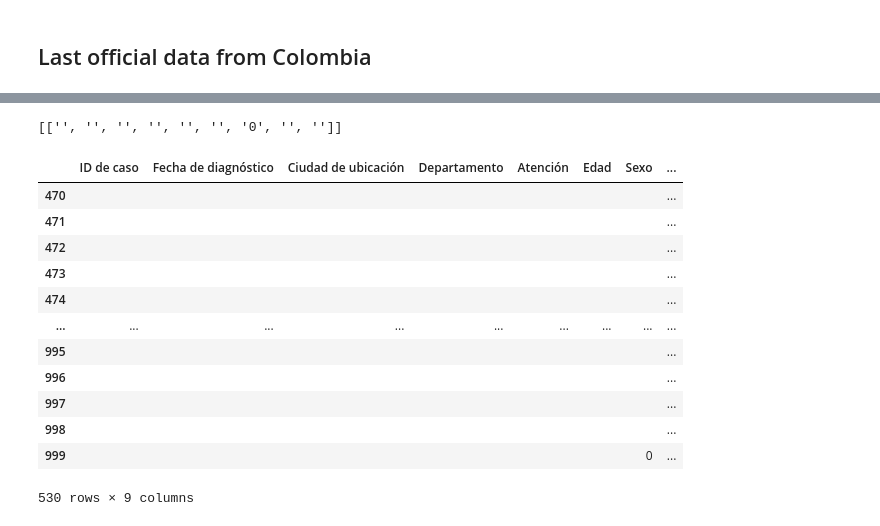
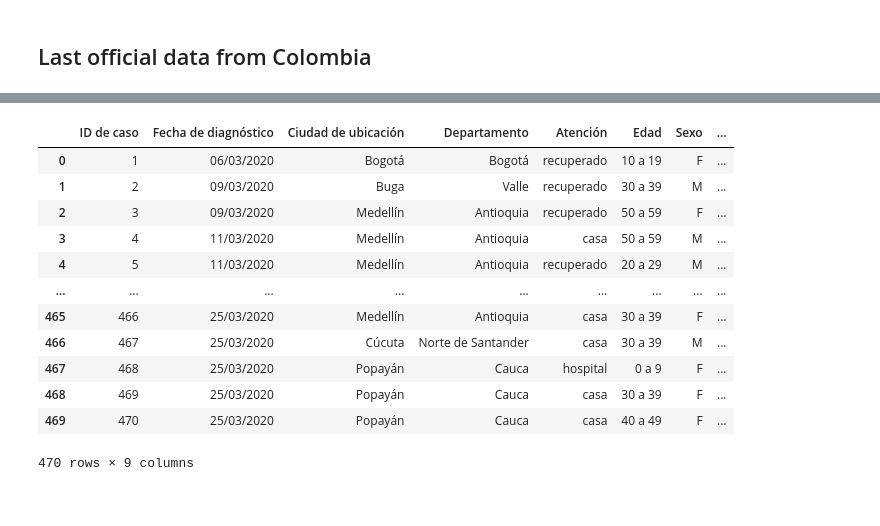
Before and after one commit to restrepo/COVID-19, a Jupyter notebook: covid.ipynb, the cells around one changed output, grey strips where cells are left out. Saved outputs shown, nothing was run; the diff lists cells and outputs as text; code cells hidden in the pictures.

```diff
--- a/covid.ipynb
+++ b/covid.ipynb
@@ -517,5 +496,9 @@ js='{}{}{}'.format( head.split(':')[-1],
 
 df=pd.read_json(js)
 
-coco=pd.DataFrame([l for l in df[range(1,df.columns[-1]+1)].values[0]],columns=df[0][0] )
+for imax in df.columns:
+    if len([ l for l in df[imax][0] if l and l!='0' ])==0:
+        break
+
+coco=pd.DataFrame([l for l in df[range(1,imax)].values[0]],columns=df[0][0] )
 #coco['Fecha']=pd.to_datetime(coco['Fecha de diagnóstico'],format="%d/%m/%Y")
@@ -546,20 +505,16 @@ for i in df.columns:
-# %%
-[ l for l in df[i] if l ]
-# %% [output]
-[['', '', '', '', '', '', '0', '', '']]
-# %%
-coco[coco['Fecha de diagnóstico']==coco['Fecha de diagnóstico'].tolist()[-1]]
-# %% [output]
-|  | ID de caso | Fecha de diagnóstico | Ciudad de ubicación | Departamento | Atención | Edad | Sexo | ... |
-| 470 |  |  |  |  |  |  |  | ... |
-| 471 |  |  |  |  |  |  |  | ... |
-| 472 |  |  |  |  |  |  |  | ... |
-| 473 |  |  |  |  |  |  |  | ... |
-| 474 |  |  |  |  |  |  |  | ... |
-| ... | ... | ... | ... | ... | ... | ... | ... | ... |
-| 995 |  |  |  |  |  |  |  | ... |
-| 996 |  |  |  |  |  |  |  | ... |
-| 997 |  |  |  |  |  |  |  | ... |
-| 998 |  |  |  |  |  |  |  | ... |
-| 999 |  |  |  |  |  |  | 0 | ... |
-530 rows × 9 columns
+# %%
+coco
+# %% [output]
+|  | ID de caso | Fecha de diagnóstico | Ciudad de ubicación | Departamento | Atención | Edad | Sexo | ... |
+| 0 | 1 | 06/03/2020 | Bogotá | Bogotá | recuperado | 10 a 19 | F | ... |
+| 1 | 2 | 09/03/2020 | Buga | Valle | recuperado | 30 a 39 | M | ... |
+| 2 | 3 | 09/03/2020 | Medellín | Antioquia | recuperado | 50 a 59 | F | ... |
+| 3 | 4 | 11/03/2020 | Medellín | Antioquia | casa | 50 a 59 | M | ... |
+| 4 | 5 | 11/03/2020 | Medellín | Antioquia | recuperado | 20 a 29 | M | ... |
+| ... | ... | ... | ... | ... | ... | ... | ... | ... |
+| 465 | 466 | 25/03/2020 | Medellín | Antioquia | casa | 30 a 39 | F | ... |
+| 466 | 467 | 25/03/2020 | Cúcuta | Norte de Santander | casa | 30 a 39 | M | ... |
+| 467 | 468 | 25/03/2020 | Popayán | Cauca | hospital | 0 a 9 | F | ... |
+| 468 | 469 | 25/03/2020 | Popayán | Cauca | casa | 30 a 39 | F | ... |
+| 469 | 470 | 25/03/2020 | Popayán | Cauca | casa | 40 a 49 | F | ... |
+470 rows × 9 columns
```
Also changed, not shown: parts of 12 cells of this notebook.
